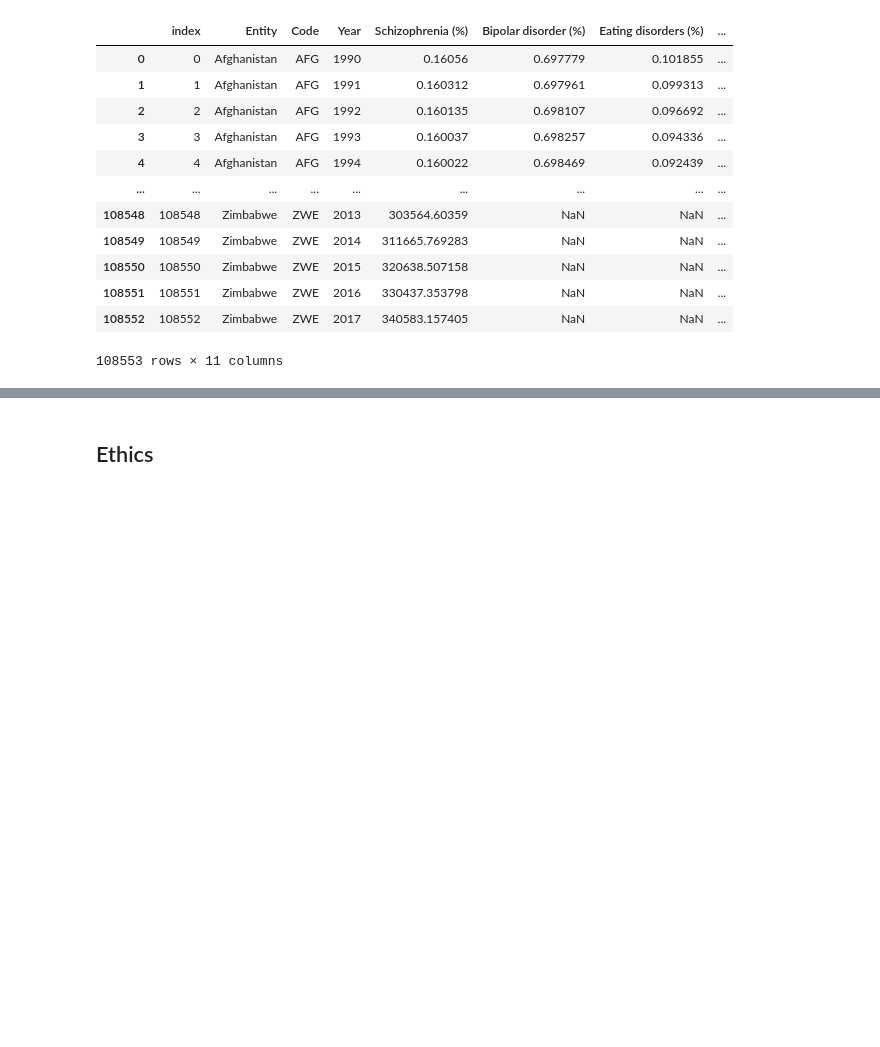
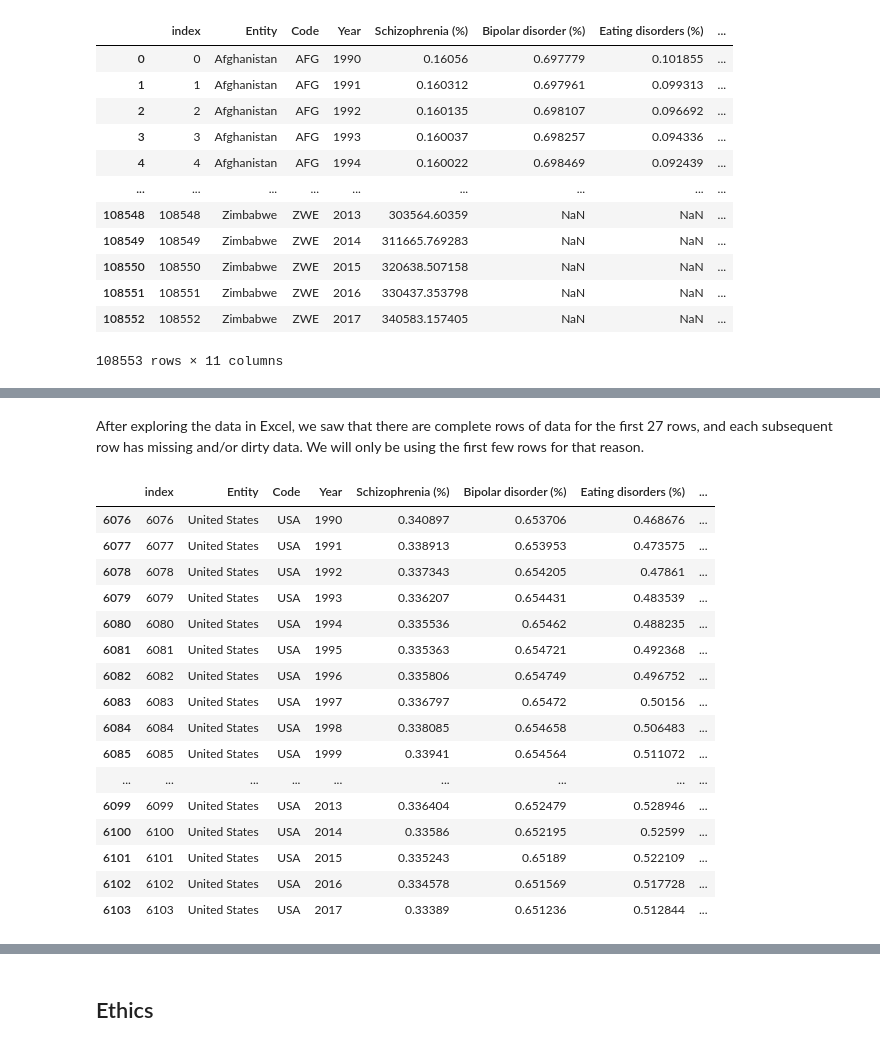
Before and after one commit to COGS108/Group104_WI26, a Jupyter notebook: 01-DataCheckpoint.ipynb, the cells around one changed output, grey strips where cells are left out. Cells and saved outputs as stored; diff of their text form; code cells hidden in the pictures; blank space fills up the shorter version.

```diff
--- a/01-DataCheckpoint.ipynb
+++ b/01-DataCheckpoint.ipynb
@@ -382,0 +360,3 @@ us_mh.to_csv('data/01-interim/us_mental_health.csv')
+# %%
+usa_only = mental_health_df[(mental_health_df['Entity'] == 'United States')|(mental_health_df['Code']=='USA')]
+usa_only
@@ -382,0 +377,23 @@ us_mh.to_csv('data/01-interim/us_mental_health.csv')
+# %% [markdown]
+After exploring the data in Excel, we saw that there are complete rows of data for the first 27 rows, and each subsequent row has missing and/or dirty data. We will only be using the first few rows for that reason.
+# %%
+usa_only = usa_only.dropna(how='any')
+usa_only
+# %% [output]
+|  | index | Entity | Code | Year | Schizophrenia (%) | Bipolar disorder (%) | Eating disorders (%) | ... |
+| 6076 | 6076 | United States | USA | 1990 | 0.340897 | 0.653706 | 0.468676 | ... |
+| 6077 | 6077 | United States | USA | 1991 | 0.338913 | 0.653953 | 0.473575 | ... |
+| 6078 | 6078 | United States | USA | 1992 | 0.337343 | 0.654205 | 0.47861 | ... |
+| 6079 | 6079 | United States | USA | 1993 | 0.336207 | 0.654431 | 0.483539 | ... |
+| 6080 | 6080 | United States | USA | 1994 | 0.335536 | 0.65462 | 0.488235 | ... |
+| 6081 | 6081 | United States | USA | 1995 | 0.335363 | 0.654721 | 0.492368 | ... |
+| 6082 | 6082 | United States | USA | 1996 | 0.335806 | 0.654749 | 0.496752 | ... |
+| 6083 | 6083 | United States | USA | 1997 | 0.336797 | 0.65472 | 0.50156 | ... |
+| 6084 | 6084 | United States | USA | 1998 | 0.338085 | 0.654658 | 0.506483 | ... |
+| 6085 | 6085 | United States | USA | 1999 | 0.33941 | 0.654564 | 0.511072 | ... |
+| ... | ... | ... | ... | ... | ... | ... | ... | ... |
+| 6099 | 6099 | United States | USA | 2013 | 0.336404 | 0.652479 | 0.528946 | ... |
+| 6100 | 6100 | United States | USA | 2014 | 0.33586 | 0.652195 | 0.52599 | ... |
+| 6101 | 6101 | United States | USA | 2015 | 0.335243 | 0.65189 | 0.522109 | ... |
+| 6102 | 6102 | United States | USA | 2016 | 0.334578 | 0.651569 | 0.517728 | ... |
+| 6103 | 6103 | United States | USA | 2017 | 0.33389 | 0.651236 | 0.512844 | ... |
```
Also changed, not shown: parts of 17 cells of this notebook.
